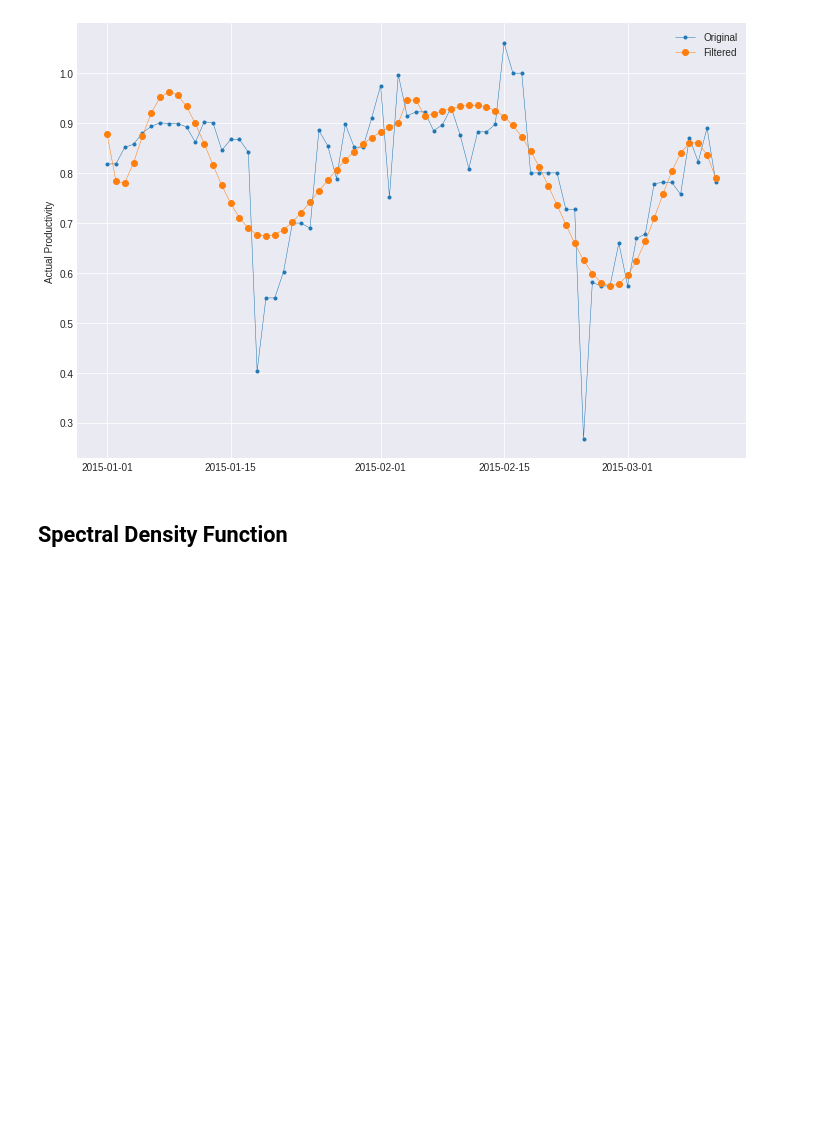
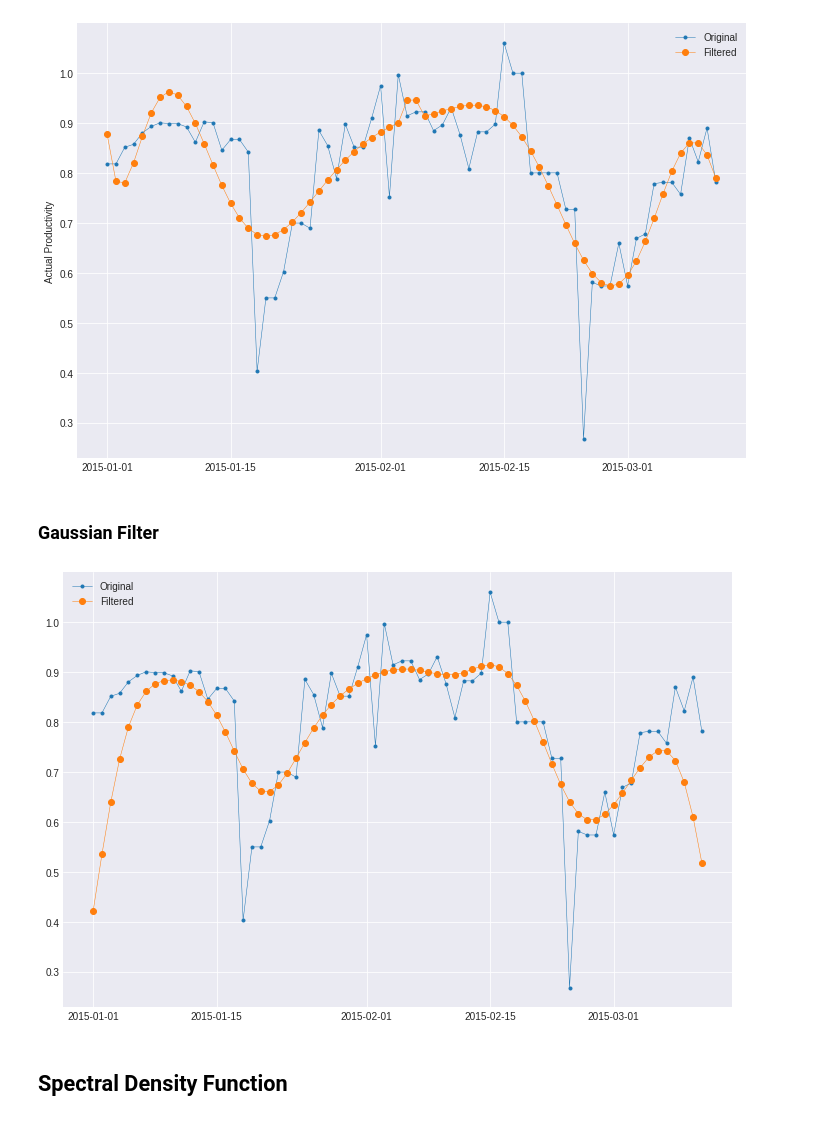
Before and after one commit to skozh/MM, a Jupyter notebook: Task4.ipynb, the cells around one changed output. Cells and saved outputs as stored; diff of their text form; code cells hidden in the pictures; blank space fills up the shorter version.

```diff
--- a/Task4.ipynb
+++ b/Task4.ipynb
@@ -266,6 +268,27 @@ ax.legend()
 # %% [output]
 <matplotlib.legend.Legend at 0x...>
 [figure]
+# %% [markdown]
+### Gaussian Filter
+# %%
+from scipy.ndimage import filters
+from scipy.signal import convolve, gaussian
+
+windows_size=70
+gauss_sd=3
+window = gaussian(windows_size, gauss_sd)
+data_gaussian_filter = dict()
+
+output_gauss=convolve(ts, window/window.sum(), mode='same')
+output = pd.Series(output_gauss, name='actual_productivity', index=ts.index)
+
+plt.figure(figsize=(12, 8))
+plt.plot(ts, marker='.', linestyle='-', linewidth=0.5, label ='Original')
+plt.plot(output, marker='o', linestyle='-', linewidth=0.5, label = 'Filtered')
+plt.legend(loc='upper left')
+plt.show()
+# %% [output]
+[figure, added]
 # %% [markdown]
 ## Spectral Density Function
 # %% [markdown]
```
Also changed, not shown: parts of 12 cells of this notebook, 1 other file.
